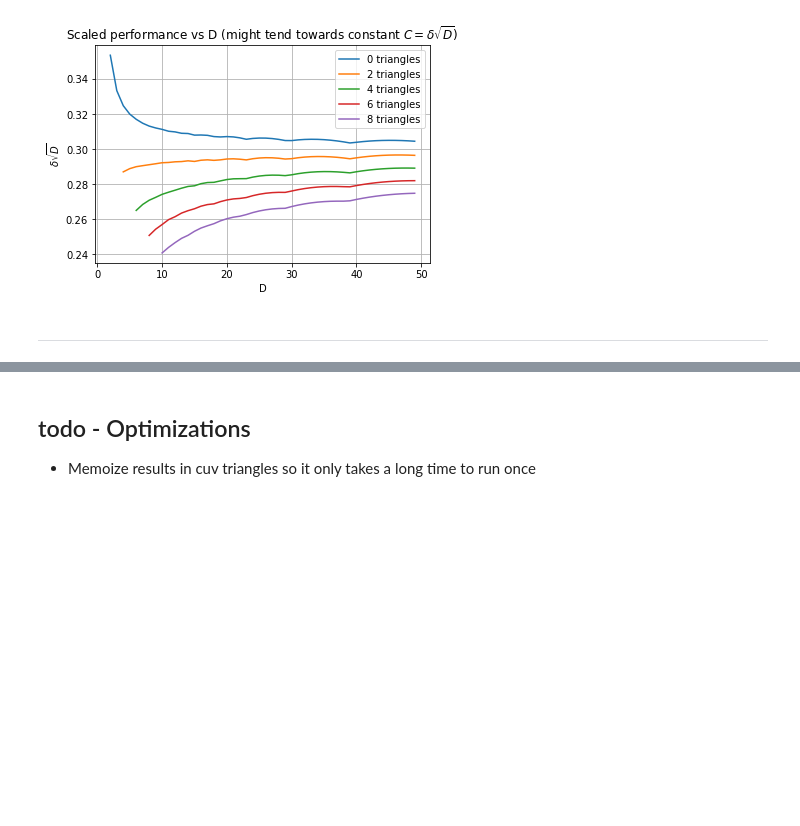
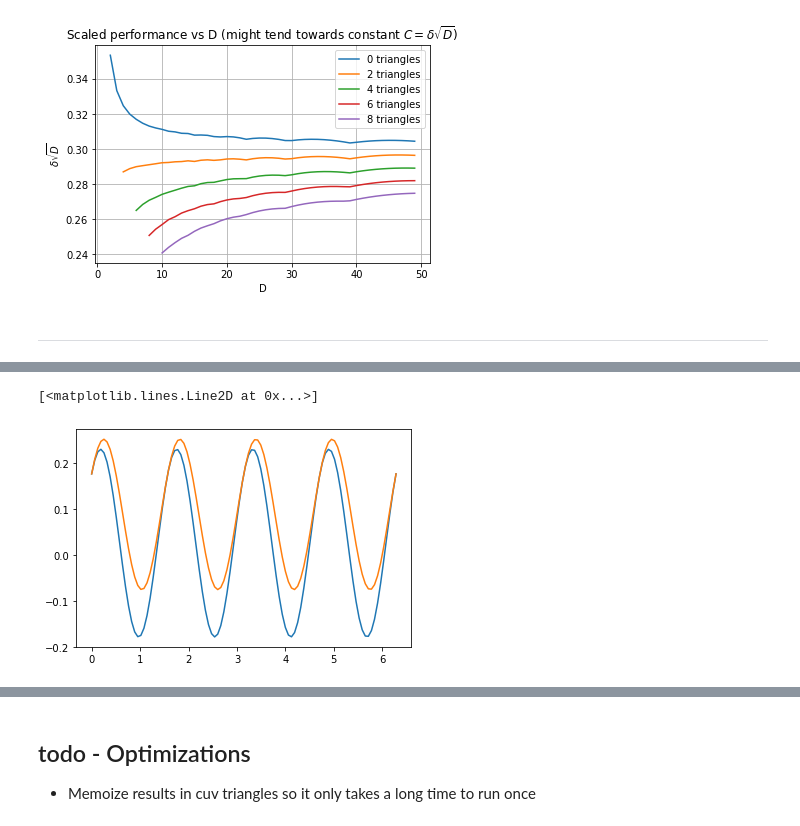
Before and after one commit to marwahaha/qaoa-local-competitors, a Jupyter notebook: QAOA.ipynb, the cells around one changed output, grey strips where cells are left out. Cells and saved outputs as stored; diff of their text form; code cells hidden in the pictures; blank space fills up the shorter version.

```diff
--- a/QAOA.ipynb
+++ b/QAOA.ipynb
@@ -97,0 +785,7 @@ plt.grid(True)
+# %%
+beta_2s = np.linspace(0, 2*pi, 100)
+plt.plot(beta_2s, [-0.5*appendixc(b, pi/8, pi/8, pi/8) for b in beta_2s])
+plt.plot(beta_2s, [qaoa2(b, pi/8, pi/8, pi/8, 2).real-0.5 for b in beta_2s])
+# %% [output]
+[<matplotlib.lines.Line2D at 0x...>]
+[figure, added]
```
Also changed, not shown: parts of 85 cells of this notebook, 1 other file.
